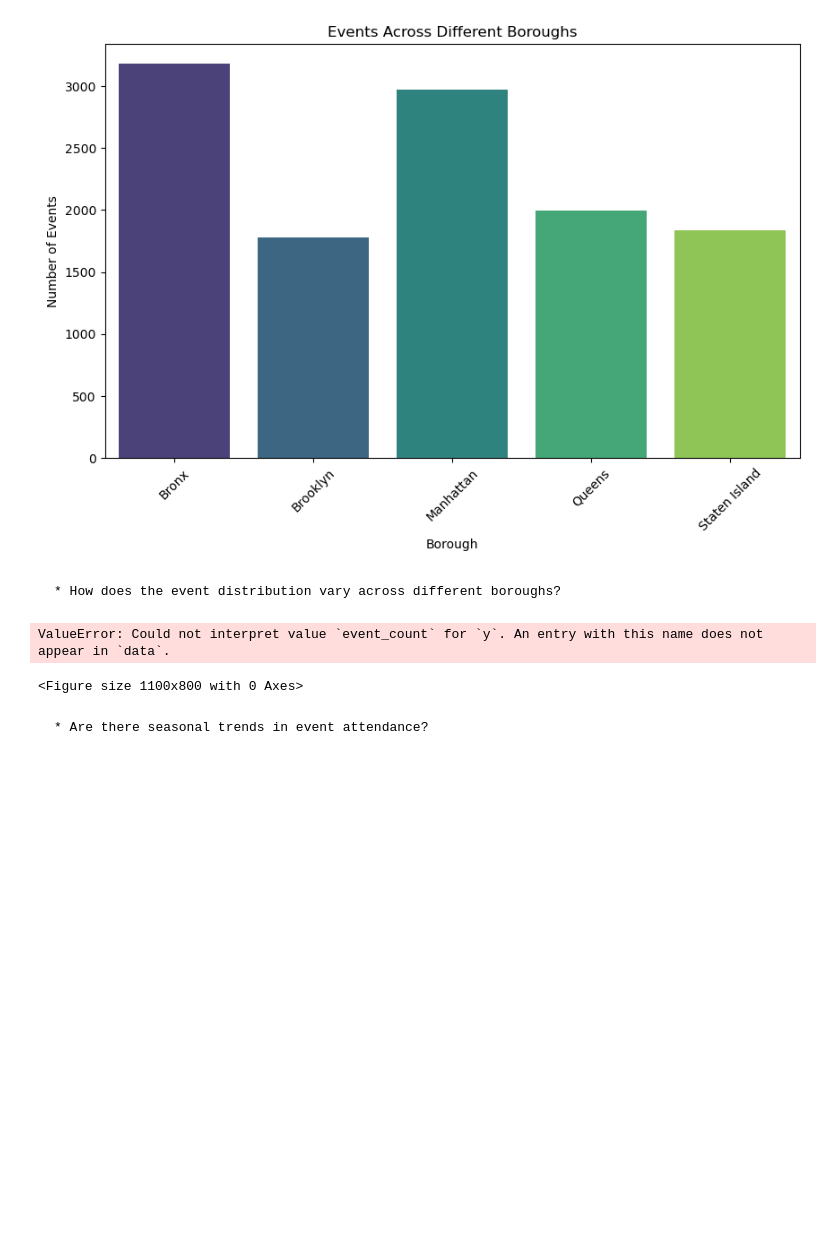
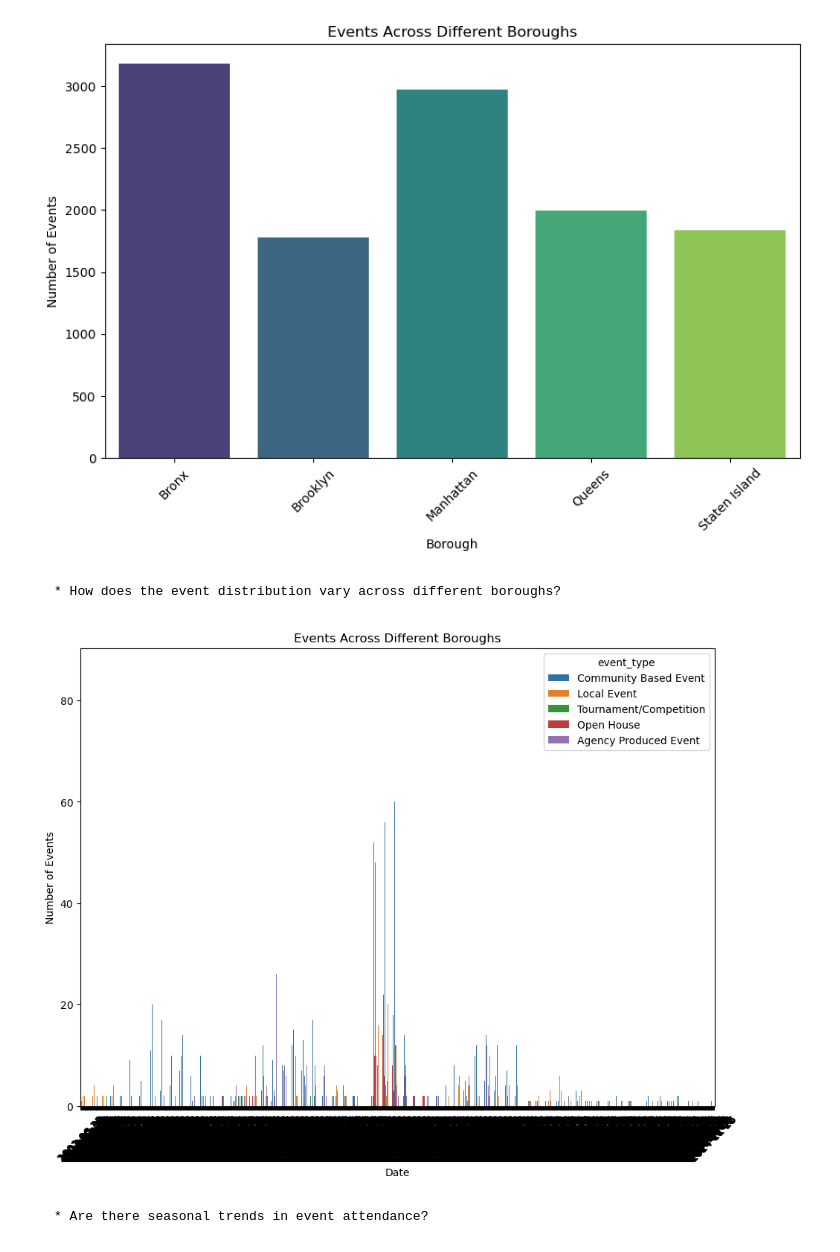
Before and after one commit to MaimunaBawa/Phase-1-Portfolio-Project, a Jupyter notebook: EDA Notebooks/Maimuna/Maimuna/Maimuna.NoteBook.ipynb, the cells around one changed output. Cells and saved outputs as stored; diff of their text form; code cells hidden in the pictures; blank space fills up the shorter version.

```diff
--- a/EDA Notebooks/Maimuna/Maimuna/Maimuna.NoteBook.ipynb
+++ b/EDA Notebooks/Maimuna/Maimuna/Maimuna.NoteBook.ipynb
@@ -130,20 +152,22 @@ df['date'] = pd.to_datetime(df['date'])
 # Extract the year from the 'date' column
 df['year'] = df['date'].dt.year
 # %%
+df = pd.read_csv("/Users/sa19/Desktop/Phase-1-Portfolio-Project/csv/nyc_all_parks_filtered.csv")
 
-event_counts = df.groupby("borough")["event_type"].count().reset_index()
-plt.figure(figsize=(11, 8))
+# Group by date and event_type, then count occurrences
+event_counts = df.groupby(['date', 'event_type']).size().reset_index(name='event_count')
 
 # Plot
-sns.barplot(data=data_cleaned, x="date", y="event_count")
+plt.figure(figsize=(11, 8))
+sns.barplot(data=event_counts, x="date", y="event_count", hue="event_type")
 
+# Customize plot
 plt.xticks(rotation=45)
 plt.title("Events Across Different Boroughs")
-plt.xlabel("Borough")
+plt.xlabel("Date")
 plt.ylabel("Number of Events")
 plt.show()
 # %% [output]
-ValueError: Could not interpret value `event_count` for `y`. An entry with this name does not appear in `data`.
-<Figure size 1100x800 with 0 Axes>
+[figure, added]
 # %% [markdown]
     * Are there seasonal trends in event attendance?
```
Also changed, not shown: parts of 2 cells of this notebook.
